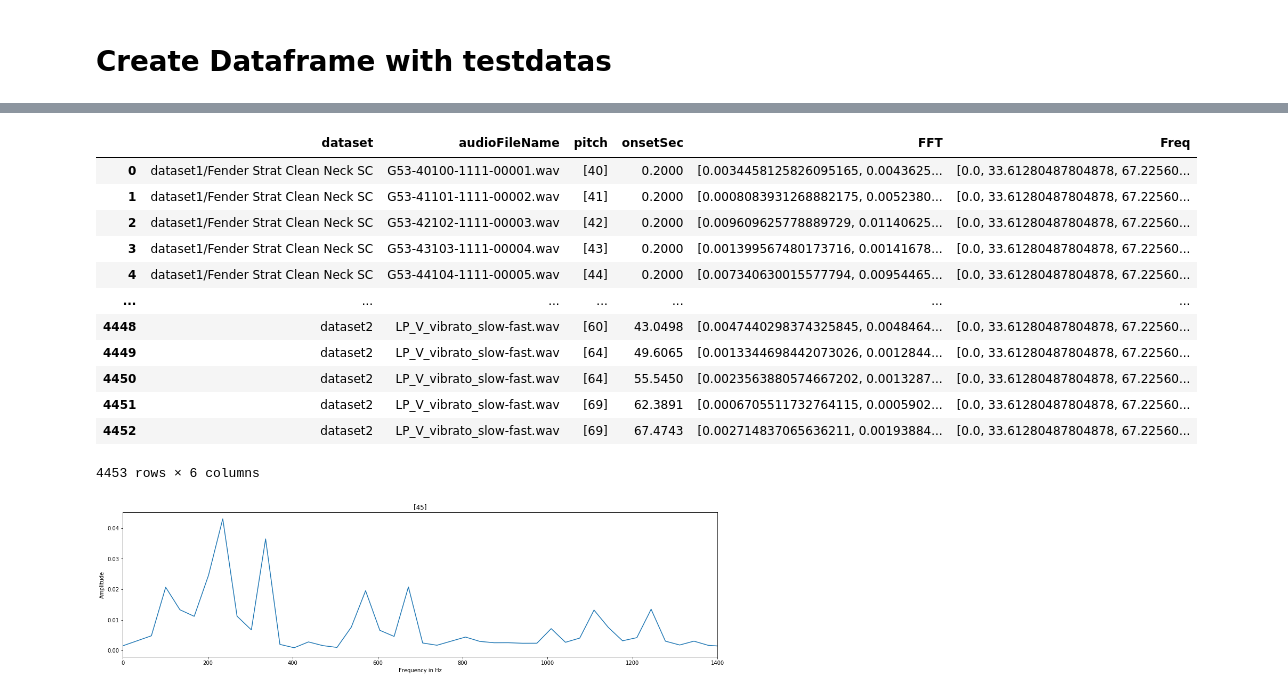
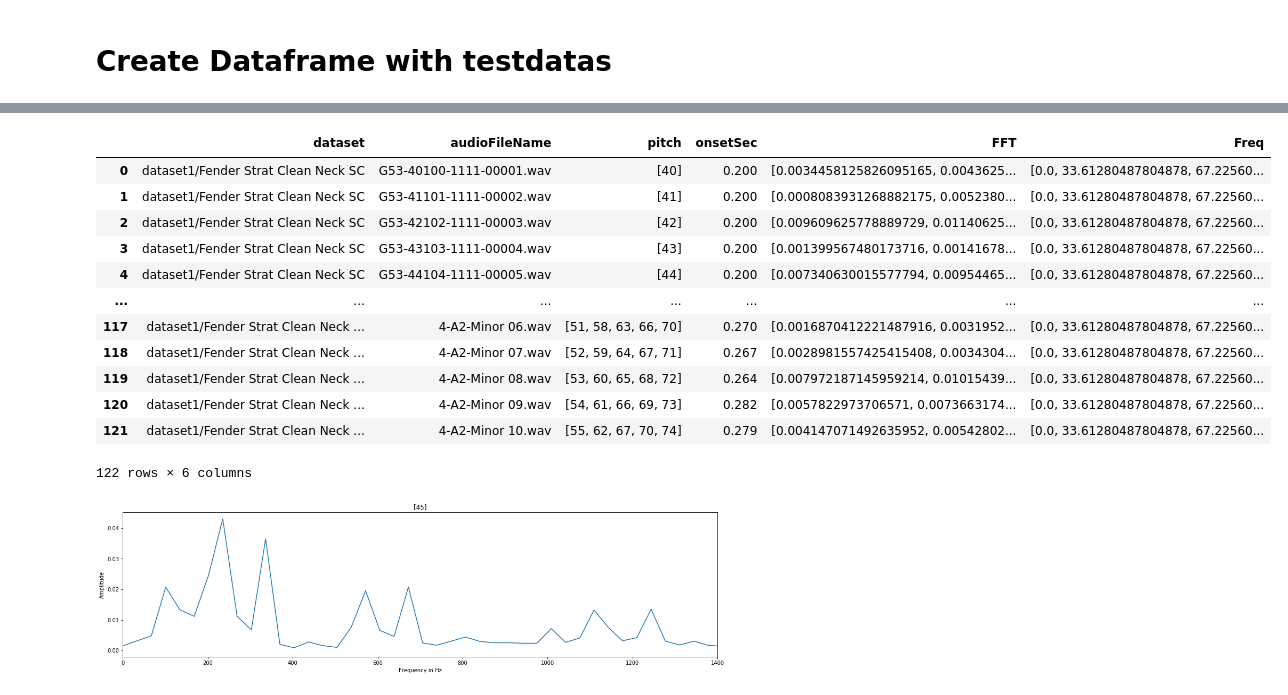
Before and after one commit to deiruch/AMt, a Jupyter notebook: AMt.ipynb, the cells around one changed output, grey strips where cells are left out. Saved outputs shown, nothing was run; the diff lists cells and outputs as text; code cells hidden in the pictures.

```diff
--- a/AMt.ipynb
+++ b/AMt.ipynb
@@ -293,7 +338,7 @@ path_testdata = [
 # Alle 0-20 und Lick11
 # Gesamthaft mussten 27 von 261 XML-Dateien überarbeitet werden
 
-for path in path_testdata:
+for path in path_testdata[:2]:
     df_act = read_xml_to_df(path, df_cols, offset_sec, duration_sec, sampl_fac)
     df_test = df_test.append(df_act, ignore_index=True)
 df_test
@@ -302,16 +348,16 @@ Wall time: 6.63 s
 |  | dataset | audioFileName | pitch | onsetSec | FFT | Freq |
-| 0 | dataset1/Fender Strat Clean Neck SC | G53-40100-1111-00001.wav | [40] | 0.2000 | [0.0034458125826095165, 0.0043625... | [0.0, 33.61280487804878, 67.22560... |
-| 1 | dataset1/Fender Strat Clean Neck SC | G53-41101-1111-00002.wav | [41] | 0.2000 | [0.0008083931268882175, 0.0052380... | [0.0, 33.61280487804878, 67.22560... |
-| 2 | dataset1/Fender Strat Clean Neck SC | G53-42102-1111-00003.wav | [42] | 0.2000 | [0.009609625778889729, 0.01140625... | [0.0, 33.61280487804878, 67.22560... |
-| 3 | dataset1/Fender Strat Clean Neck SC | G53-43103-1111-00004.wav | [43] | 0.2000 | [0.001399567480173716, 0.00141678... | [0.0, 33.61280487804878, 67.22560... |
-| 4 | dataset1/Fender Strat Clean Neck SC | G53-44104-1111-00005.wav | [44] | 0.2000 | [0.007340630015577794, 0.00954465... | [0.0, 33.61280487804878, 67.22560... |
+| 0 | dataset1/Fender Strat Clean Neck SC | G53-40100-1111-00001.wav | [40] | 0.200 | [0.0034458125826095165, 0.0043625... | [0.0, 33.61280487804878, 67.22560... |
+| 1 | dataset1/Fender Strat Clean Neck SC | G53-41101-1111-00002.wav | [41] | 0.200 | [0.0008083931268882175, 0.0052380... | [0.0, 33.61280487804878, 67.22560... |
+| 2 | dataset1/Fender Strat Clean Neck SC | G53-42102-1111-00003.wav | [42] | 0.200 | [0.009609625778889729, 0.01140625... | [0.0, 33.61280487804878, 67.22560... |
+| 3 | dataset1/Fender Strat Clean Neck SC | G53-43103-1111-00004.wav | [43] | 0.200 | [0.001399567480173716, 0.00141678... | [0.0, 33.61280487804878, 67.22560... |
+| 4 | dataset1/Fender Strat Clean Neck SC | G53-44104-1111-00005.wav | [44] | 0.200 | [0.007340630015577794, 0.00954465... | [0.0, 33.61280487804878, 67.22560... |
 | ... | ... | ... | ... | ... | ... | ... |
-| 4448 | dataset2 | LP_V_vibrato_slow-fast.wav | [60] | 43.0498 | [0.0047440298374325845, 0.0048464... | [0.0, 33.61280487804878, 67.22560... |
-| 4449 | dataset2 | LP_V_vibrato_slow-fast.wav | [64] | 49.6065 | [0.0013344698442073026, 0.0012844... | [0.0, 33.61280487804878, 67.22560... |
-| 4450 | dataset2 | LP_V_vibrato_slow-fast.wav | [64] | 55.5450 | [0.0023563880574667202, 0.0013287... | [0.0, 33.61280487804878, 67.22560... |
-| 4451 | dataset2 | LP_V_vibrato_slow-fast.wav | [69] | 62.3891 | [0.0006705511732764115, 0.0005902... | [0.0, 33.61280487804878, 67.22560... |
-| 4452 | dataset2 | LP_V_vibrato_slow-fast.wav | [69] | 67.4743 | [0.002714837065636211, 0.00193884... | [0.0, 33.61280487804878, 67.22560... |
+| 117 | dataset1/Fender Strat Clean Neck ... | 4-A2-Minor 06.wav | [51, 58, 63, 66, 70] | 0.270 | [0.0016870412221487916, 0.0031952... | [0.0, 33.61280487804878, 67.22560... |
+| 118 | dataset1/Fender Strat Clean Neck ... | 4-A2-Minor 07.wav | [52, 59, 64, 67, 71] | 0.267 | [0.0028981557425415408, 0.0034304... | [0.0, 33.61280487804878, 67.22560... |
+| 119 | dataset1/Fender Strat Clean Neck ... | 4-A2-Minor 08.wav | [53, 60, 65, 68, 72] | 0.264 | [0.007972187145959214, 0.01015439... | [0.0, 33.61280487804878, 67.22560... |
+| 120 | dataset1/Fender Strat Clean Neck ... | 4-A2-Minor 09.wav | [54, 61, 66, 69, 73] | 0.282 | [0.0057822973706571, 0.0073663174... | [0.0, 33.61280487804878, 67.22560... |
+| 121 | dataset1/Fender Strat Clean Neck ... | 4-A2-Minor 10.wav | [55, 62, 67, 70, 74] | 0.279 | [0.004147071492635952, 0.00542802... | [0.0, 33.61280487804878, 67.22560... |
-4453 rows × 6 columns
+122 rows × 6 columns
 # %%
 pitch = 6
 plot_freq_domain(df_ref.Freq[pitch], df_ref.FFT[pitch], df_ref.pitch[pitch])
```
Also changed, not shown: parts of 13 cells of this notebook.
